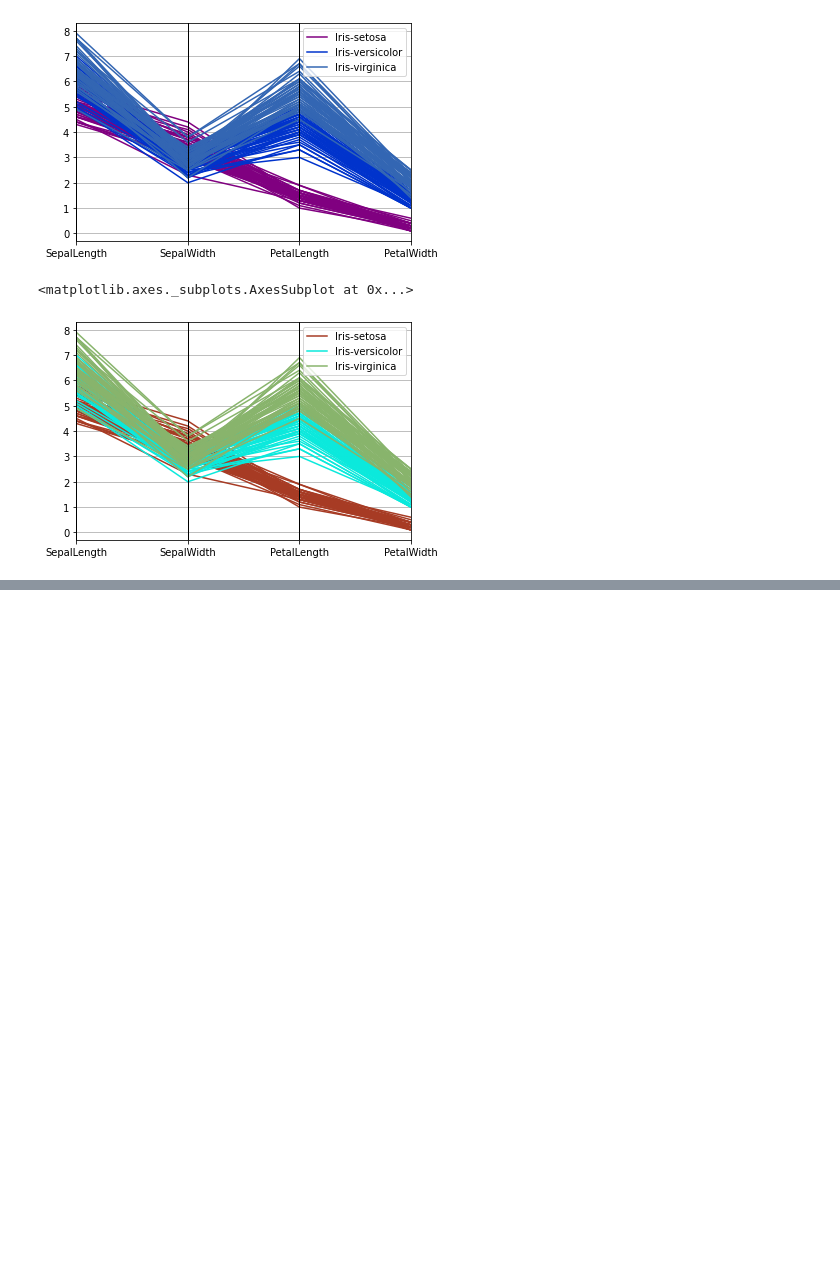
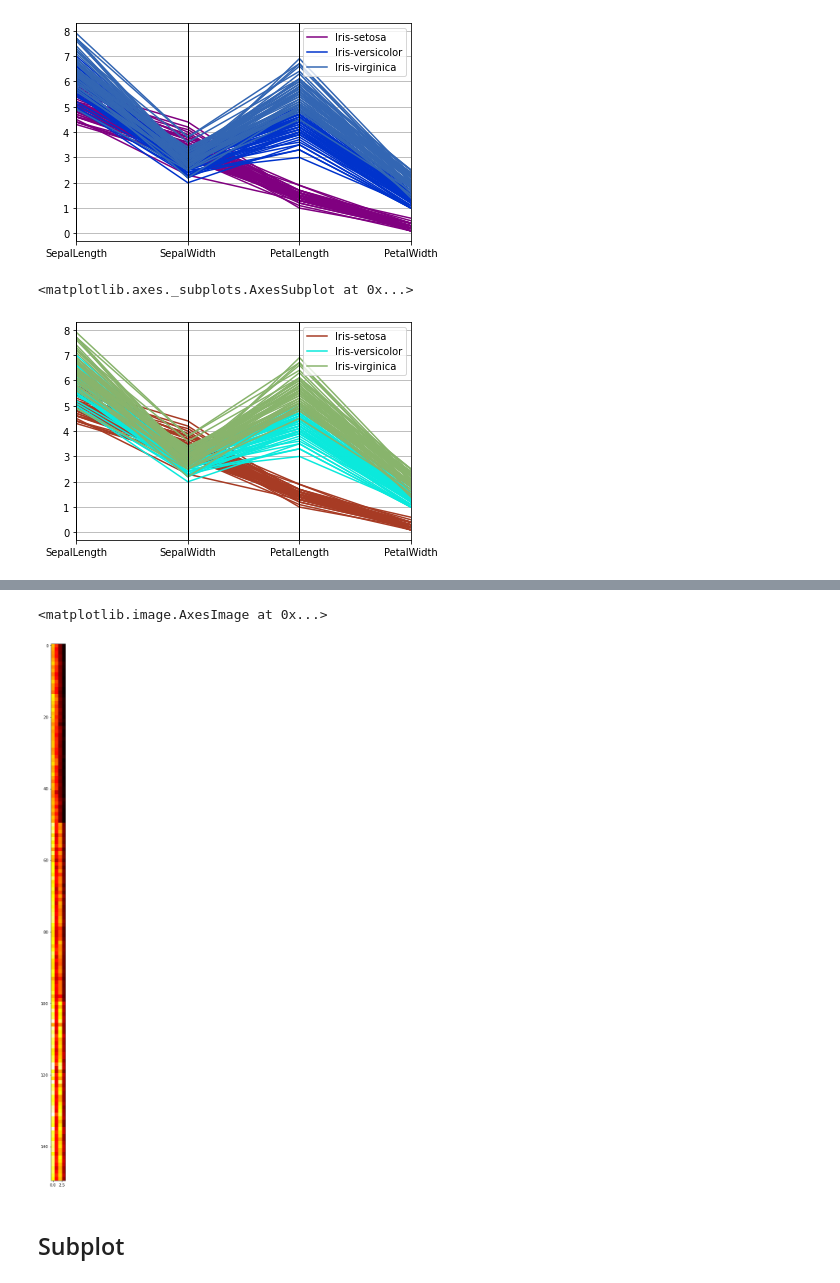
Before and after one commit to Ninkrn/BasicProg_Dataviz65, a Jupyter notebook: DataViz01_Table_Data.ipynb, the cells around one changed output, grey strips where cells are left out. Saved outputs shown, nothing was run; the diff lists cells and outputs as text; code cells hidden in the pictures; blank space fills up the shorter version.

```diff
--- a/DataViz01_Table_Data.ipynb
+++ b/DataViz01_Table_Data.ipynb
@@ -70,0 +95,7 @@ pd.plotting.parallel_coordinates(df, 'Name', color=['#A73B24', '#0BE9DC', '#88B4
+# %%
+plt.imshow(df.iloc[:,:-1],interpolation='nearest',cmap = 'hot')
+# %% [output]
+<matplotlib.image.AxesImage at 0x...>
+[figure, added]
+# %% [markdown]
+## Subplot
```
Also changed, not shown: parts of 12 cells of this notebook.
